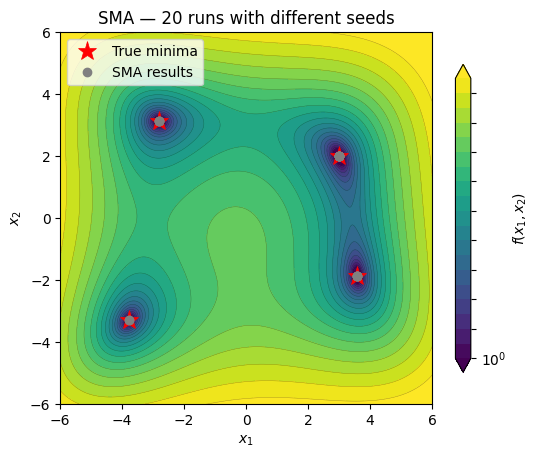
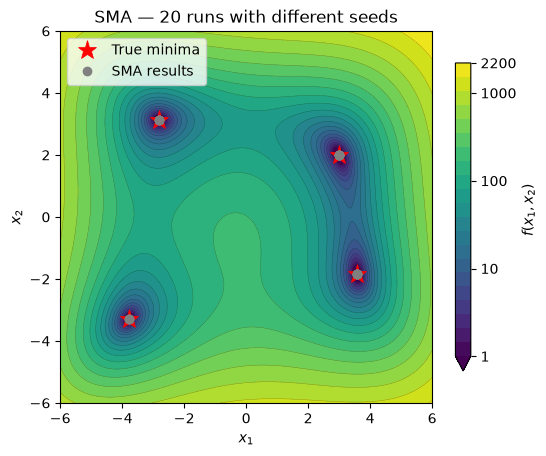
Code edit (unified diff) that turned the first committed figure into the second:
--- before
+++ after
@@ -8,3 +8,5 @@
 )
 ax_sma.legend(loc="upper left")
+from pathlib import Path as _Path
+fig_sma.savefig(_Path(__file__).resolve().parent.parent / "figures" / "developer" / "Himmelblau_sma.png", dpi=150, bbox_inches="tight")
 fig_sma

Commit: Regenerated python jupyter notebooks, stablility improvements to build.sh, added log files to git ignore, changed researcher API access for full run for researcher.py